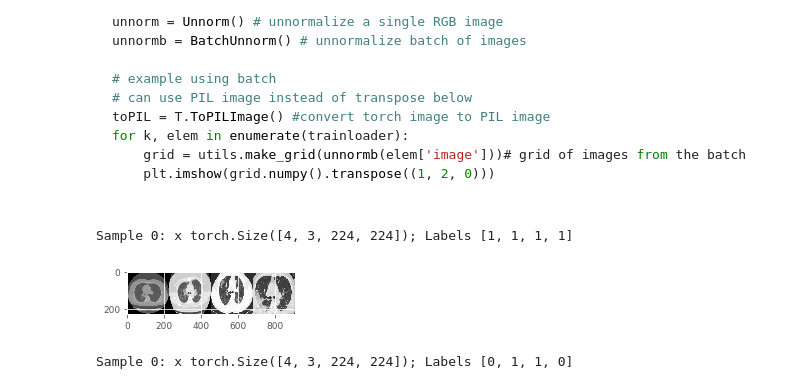
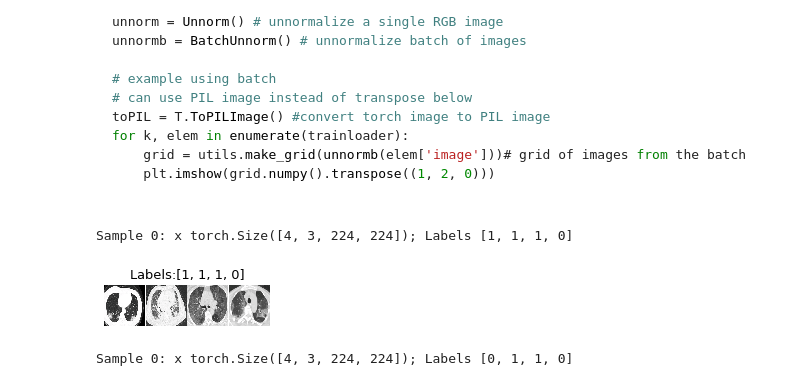
Before and after one commit to mshagirov/cs5242, a Jupyter notebook: 0_dataset.ipynb, the cells around one changed output. Saved outputs shown, nothing was run; the diff lists cells and outputs as text; code cells hidden in the pictures.

Commit message:
used notebook to save sample figures

```diff
--- a/0_dataset.ipynb
+++ b/0_dataset.ipynb
@@ -127,15 +128,22 @@ for k, elem in enumerate(trainloader):
 trainloader = DataLoader(datasets['train'], batch_size=4,shuffle=True, num_workers=0)
 valloader = DataLoader(datasets['val'], batch_size=4,shuffle=False, num_workers=0)
 # %%
+from datautils import BatchUnnorm, Unnorm
+
+unnorm = Unnorm() # unnormalize a single RGB image
+unnormb = BatchUnnorm() # unnormalize batch of images
+
 for k, elem in enumerate(trainloader):
     print(f'Sample {k}: x {elem["image"].shape}; Labels {elem["label"].tolist()}')
-    grid = utils.make_grid(unnormb(elem['image']))
+    grid = utils.make_grid(unnormb(elem['image']), padding=4, pad_value=1.)
     plt.imshow(grid.numpy().transpose((1, 2, 0)))
+    plt.title(f'Labels:{elem["label"].tolist()}')
+    plt.axis(False)
     plt.show()
     break
 # %% [output]
-Sample 0: x torch.Size([4, 3, 224, 224]); Labels [1, 1, 1, 1]
+Sample 0: x torch.Size([4, 3, 224, 224]); Labels [1, 1, 1, 0]
-[figure, old version]
+[figure, new version]
 # %%
 for k, elem in enumerate(valloader):
     print(f"Sample {k}: x {elem['image'].shape}; Labels {elem['label'].tolist()}")
```
Also changed, not shown: parts of 4 cells of this notebook.
